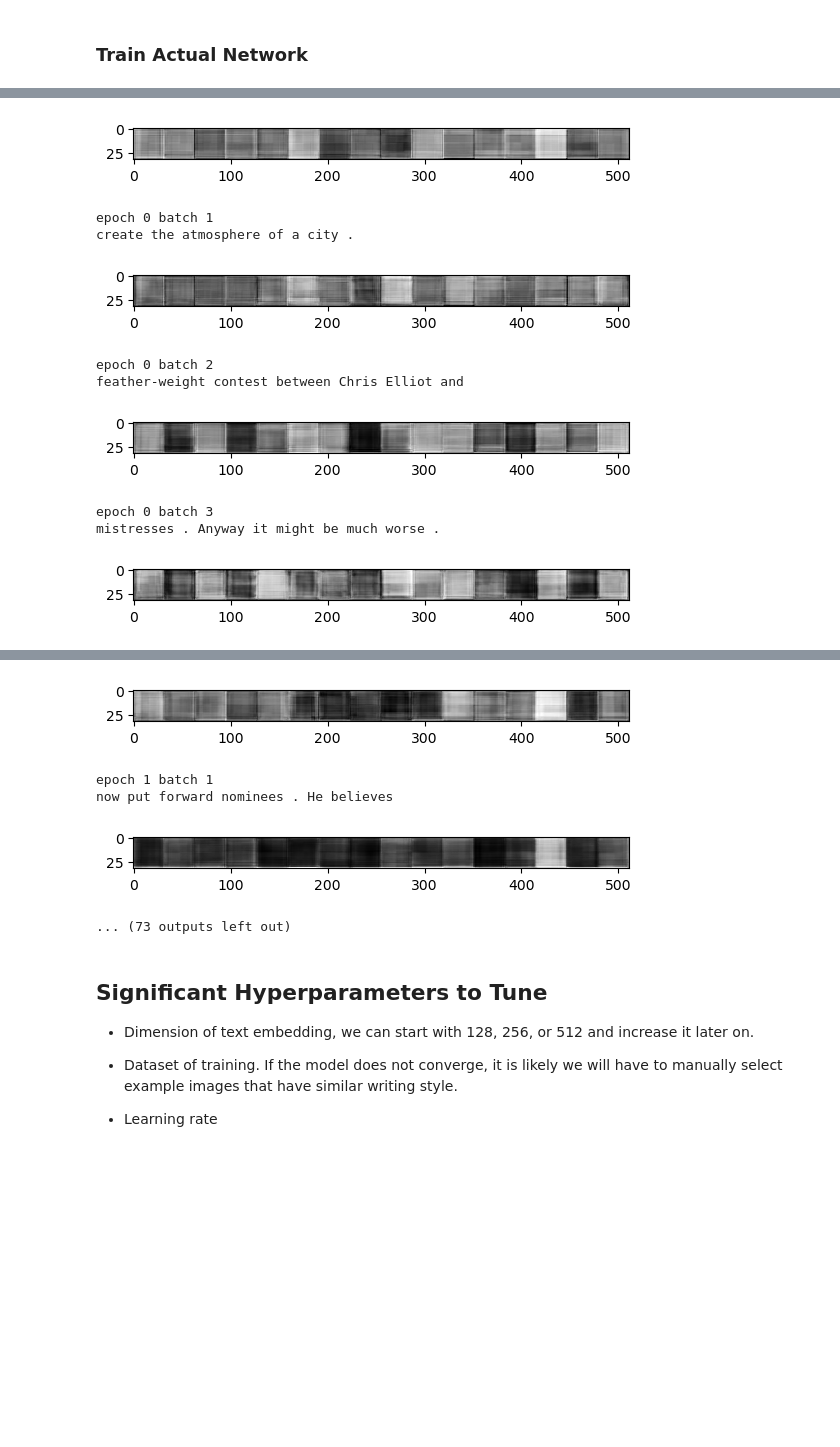
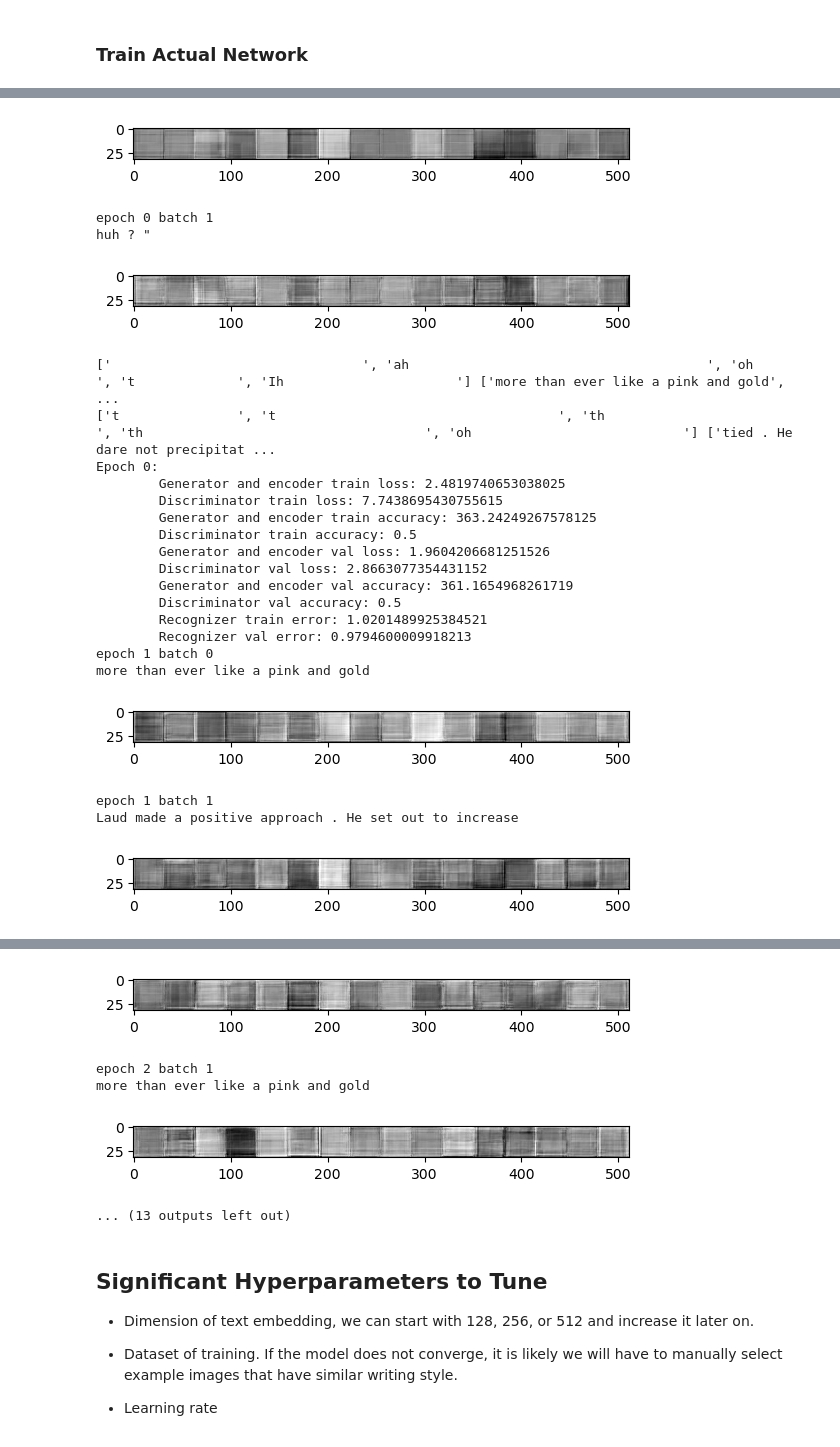
Before and after one commit to nabethg/ScribeSmith, a Jupyter notebook: main_model.ipynb, the cells around one changed output, grey strips where cells are left out. Drawn from its saved outputs; the diff is of its cells as text; code cells hidden in the pictures; blank space fills up the shorter version.

```diff
--- a/main_model.ipynb
+++ b/main_model.ipynb
@@ -236,8 +236,8 @@ line_transcription_dataset_val = Subset(line_transcription_dataset_val, range(20
 line_image_dataset_train = Subset(line_image_dataset_train, range(100))
 line_image_dataset_val = Subset(line_image_dataset_val, range(20))
 
-line_dataset_train = Subset(line_dataset_train, range(100))
-line_dataset_val = Subset(line_dataset_val, range(20))
+line_dataset_train = Subset(line_dataset_train, range(10))
+line_dataset_val = Subset(line_dataset_val, range(2))
 
 # line_transcription_dataset_train, line_transcription_dataset_val, _ = random_split(line_transcription_dataset, [0.005, 0.005, 0.99])
 # line_image_dataset_train, line_image_dataset_val, _ = random_split(line_image_dataset, [0.005, 0.005, 0.99])
@@ -259,7 +259,7 @@ both
 # %% [markdown]
 ### Showing Example Image and Label
 # %%
-image, label = line_dataset_train[99]
+image, label = line_dataset_train[0]
 print(image.shape)
 plt.title("".join([int_to_char[int(val)] for val in label[label.nonzero()]]))
 print(image.squeeze(0).shape)
@@ -325,7 +325,7 @@ def create_strings_from_tensor(int_tensor):
 """Evaluation Functions"""
 def calculate_gan_loss_and_accuracies(generator, encoder, discriminator, recognizer,
                                   line_loader, fid_set,
-                                  batch_size=64, adversarial_loss_function=nn.BCELoss(), recognizer_loss_function=nn.CTCLoss(),
+                                  batch_size=64, adversarial_loss_function=nn.BCELoss(), recognizer_loss_function=nn.NLLLoss(),
                                   device=torch.device('cuda' if torch.cuda.is_available() else 'cpu')):
     """
     Calculates the loss for the GAN
@@ -396,6 +396,7 @@ def calculate_gan_loss_and_accuracies(generator, encoder, discriminator, recogni
             # Calculate recognizer error
             preds = create_strings_from_tensor(torch.argmax(recognizer_outputs, dim=1))
             target = create_strings_from_tensor(input_text_batch)
+            print(preds, target)
             recognizer_error += calculate_recog_accuracy(preds, target)
 
     generator_and_encoder_error = fid_set.compute().item()
@@ -403,7 +404,7 @@ def calculate_gan_loss_and_accuracies(generator, encoder, discriminator, recogni
     discriminator_accuracy /= len(line_loader)
     generator_and_encoder_loss /= len(line_loader)
     discriminator_loss /= len(line_loader)
-    recognizer_error /= len(line_loader)
+    recognizer_error /= (i+1)
 
     return generator_and_encoder_loss, discriminator_loss, generator_and_encoder_error, discriminator_accuracy, recognizer_error
 
@@ -598,9 +599,10 @@ def train_gan(generator, encoder, discriminator, recognizer,
         generator_and_encoder_train_loss /= len(train_line_loader)
         discriminator_train_loss /= times_discriminator_updated
         generator_and_encoder_train_error = fid_set.compute().item()
+        discriminator_train_accuracy /= times_discriminator_updated
+        recognizer_train_error /= (i+1)
         fid_set.reset()
         # Appending them to the list
-        discriminator_train_accuracy /= times_discriminator_updated
         generator_and_encoder_train_losses.append(generator_and_encoder_train_loss)
         discriminator_train_losses.append(discriminator_train_loss)
         generator_and_encoder_train_accuracies.append(generator_and_encoder_train_error)
@@ -621,7 +623,7 @@ def train_gan(generator, encoder, discriminator, recognizer,
         discriminator_val_accuracies.append(discriminator_val_accuracy)
         recognizer_val_errors.append(recognizer_val_error)
 
-        print(f"Epoch {epoch}:\n\tGenerator and encoder train loss: {generator_and_encoder_train_loss}\n\tDiscriminator train loss: {discriminator_train_loss}\n\tGenerator and encoder train accuracy: {generator_and_encoder_train_error}\n\tDiscriminator train accuracy: {discriminator_train_accuracy}\n\tGenerator and encoder val loss: {generator_and_encoder_val_loss}\n\tDiscriminator val loss: {discriminator_val_loss}\n\tGenerator and encoder val accuracy: {generator_and_encoder_val_error}\n\tDiscriminator val accuracy: {discriminator_val_accuracy}")
+        print(f"Epoch {epoch}:\n\tGenerator and encoder train loss: {generator_and_encoder_train_loss}\n\tDiscriminator train loss: {discriminator_train_loss}\n\tGenerator and encoder train accuracy: {generator_and_encoder_train_error}\n\tDiscriminator train accuracy: {discriminator_train_accuracy}\n\tGenerator and encoder val loss: {generator_and_encoder_val_loss}\n\tDiscriminator val loss: {discriminator_val_loss}\n\tGenerator and encoder val accuracy: {generator_and_encoder_val_error}\n\tDiscriminator val accuracy: {discriminator_val_accuracy}\n\tRecognizer train error: {recognizer_train_error}\n\tRecognizer val error: {recognizer_val_error}")
 
         # Save models, only if they are better than the previous best
         if generator_and_encoder_val_loss < best_generator_and_encoder_val_loss:
@@ -795,7 +797,7 @@ def train_gan(generator, encoder, discriminator, recognizer,
     plt.plot(range(num_epochs), recognizer_train_errors, label="train")
     plt.plot(range(num_epochs), recognizer_val_errors, label="val")
     # plot the saved models as dots
-    plt.scatter(saved_generator_and_encoder_models_epochs, [generator_and_encoder_val_accuracies[i] for i in saved_generator_and_encoder_models_epochs], label="saved models")
+    plt.scatter(saved_generator_and_encoder_models_epochs, [recognizer_val_errors[i] for i in saved_generator_and_encoder_models_epochs], label="saved models")
     # legend
     plt.legend()
     # save the plot
@@ -1358,14 +1363,14 @@ encoder = Encoder()
 recognizer = Recognizer()
 
 # Load in the recognizer
-recog_path = "./recognizers/model_recognizer_bs32_lr0.001_epoch131"
+recog_path = "./model_recognizer_bs32_lr0.001_epoch39"
 recognizer = load_model(recognizer, recog_path)
 
 # generator = load_model(generator, "main_model/model_snapshots/2023-07-13_18-06-43_bs4_lr0.0002_betas(0, 0.999)_generator_epoch9.pt")
 # generator, encoder, discriminator = load_models_of_same_batch(generator, encoder, discriminator, filename_prefix="main_model/model_snapshots/2023-07-13_18-06-43_bs4_lr0.0002_betas(0, 0.999)", epoch_number=9)
 
 train_gan(encoder_lr=0.0001, generator_lr=1e-6, discriminator_lr=1e-6, recognizer_lr=0.0001,
-          num_epochs=10, batch_size=32,
+          num_epochs=5, batch_size=5,
           encoder=encoder, generator=generator ,discriminator=discriminator,
           train_line_dataset=line_dataset_train, val_line_dataset=line_dataset_val,
           recognizer=recognizer, num_generator_updates_per_discriminator_update=1)
@@ -1385,10 +1386,23 @@ saw himself as a sulky , ugly , malformed , repressed
-[figure, old version]
+[figure, new version]
 epoch 0 batch 1
-create the atmosphere of a city .
+huh ? "
-[figure, old version]
+[figure, new version]
-epoch 0 batch 2
-feather-weight contest between Chris Elliot and
+['                                ', 'ah                                      ', 'oh                            ', 't             ', 'Ih                      '] ['more than ever like a pink and gold', ...
+['t               ', 't                                    ', 'th                          ', 'th                                    ', 'oh                           '] ['tied . He dare not precipitat ...
+Epoch 0:
+        Generator and encoder train loss: 2.4819740653038025
+        Discriminator train loss: 7.7438695430755615
+        Generator and encoder train accuracy: 363.24249267578125
+        Discriminator train accuracy: 0.5
+        Generator and encoder val loss: 1.9604206681251526
+        Discriminator val loss: 2.8663077354431152
+        Generator and encoder val accuracy: 361.1654968261719
+        Discriminator val accuracy: 0.5
+        Recognizer train error: 1.0201489925384521
+        Recognizer val error: 0.9794600009918213
+epoch 1 batch 0
+more than ever like a pink and gold
-[figure, old version]
+[figure, new version]
-epoch 0 batch 3
-mistresses . Anyway it might be much worse .
+epoch 1 batch 1
+Laud made a positive approach . He set out to increase
-[figure, old version]
+[figure, new version]
@@ -1406,8 +1424,8 @@ impression remains that the Liberal leader
-[figure, old version]
+[figure, new version]
-epoch 1 batch 1
-now put forward nominees . He believes
+epoch 2 batch 1
+more than ever like a pink and gold
-[figure, old version]
+[figure, new version]
-... (73 outputs left out)
+... (13 outputs left out)
 # %% [markdown]
 ## Significant Hyperparameters to Tune
 - Dimension of text embedding, we can start with 128, 256, or 512 and increase it later on.
```
Also changed, not shown: parts of 4 cells of this notebook, 30 other files.
